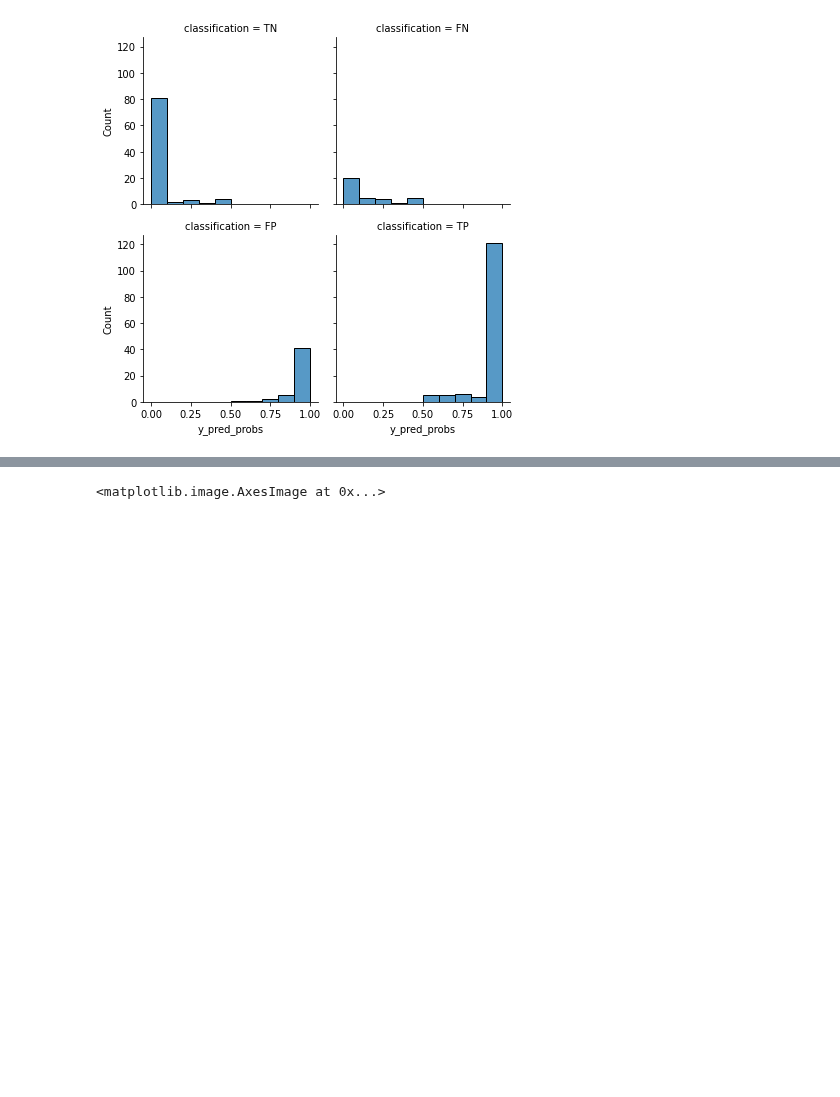
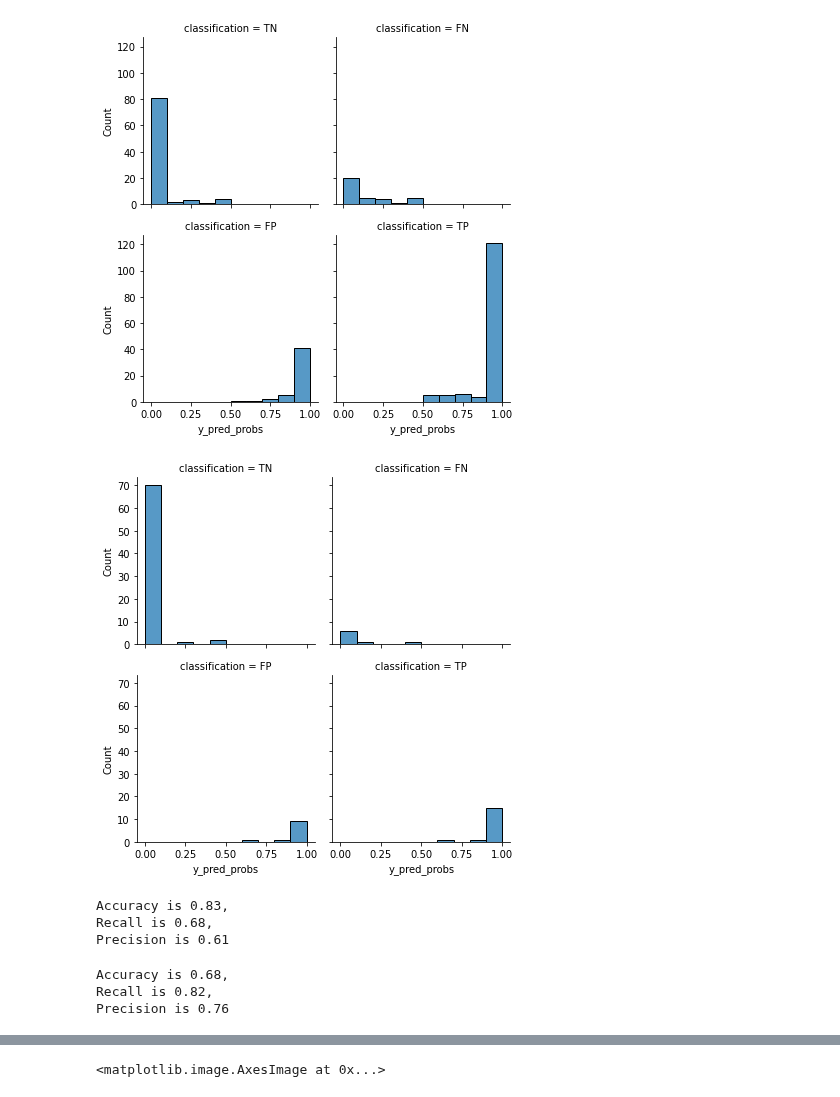
Before and after one commit to tamap94/ds-capstone-alzheimers-, a Jupyter notebook: modelling/error_analysis.ipynb, the cells around one changed output, grey strips where cells are left out. Drawn from its saved outputs; the diff is of its cells as text; code cells hidden in the pictures; blank space fills up the shorter version.

```diff
--- a/modelling/error_analysis.ipynb
+++ b/modelling/error_analysis.ipynb
@@ -72,0 +71,41 @@ plot.map_dataframe(sns.histplot, x="y_pred_probs", binrange=(0,1), binwidth=0.1)
+# %%
+plot= sns.FacetGrid(data=df_o, col="classification", col_wrap=2, col_order=["TN", "FN", "FP", "TP"])
+plot.map_dataframe(sns.histplot, x="y_pred_probs", binrange=(0,1), binwidth=0.1);
+# %% [output]
+[figure, added]
+# %%
+df_o["classification"] = df_o.apply(lambda row: classification(row), axis=1)
+TP = df_o[(df.label == 1) & (df_o.y_pred == 1)]
+FP = df_o[(df.label == 0) & (df_o.y_pred == 1)]
+TN = df_o[(df.label == 0) & (df_o.y_pred == 0)]
+FN = df_o[(df.label == 1) & (df_o.y_pred == 0)]
+
+acc =round((TP.shape[0]+TN.shape[0])/(TP.shape[0]+FP.shape[0]+TN.shape[0]+FN.shape[0]),2)
+recall= round((TP.shape[0])/(TP.shape[0]+FN.shape[0]),2)
+try:
+    precision= round((TP.shape[0])/(TP.shape[0]+FP.shape[0]),2)
+except:
+    precision = 0.0
+print(f"Accuracy is {acc}, \nRecall is {recall}, \nPrecision is {precision}")
+# %% [output]
+Accuracy is 0.83,
+Recall is 0.68,
+Precision is 0.61
+# %%
+df_a["classification"] = df_a.apply(lambda row: classification(row), axis=1)
+TP = df_a[(df.label == 1) & (df_a.y_pred == 1)]
+FP = df_a[(df.label == 0) & (df_a.y_pred == 1)]
+TN = df_a[(df.label == 0) & (df_a.y_pred == 0)]
+FN = df_a[(df.label == 1) & (df_a.y_pred == 0)]
+
+acc =round((TP.shape[0]+TN.shape[0])/(TP.shape[0]+FP.shape[0]+TN.shape[0]+FN.shape[0]),2)
+recall= round((TP.shape[0])/(TP.shape[0]+FN.shape[0]),2)
+try:
+    precision= round((TP.shape[0])/(TP.shape[0]+FP.shape[0]),2)
+except:
+    precision = 0.0
+print(f"Accuracy is {acc}, \nRecall is {recall}, \nPrecision is {precision}")
+# %% [output]
+Accuracy is 0.68,
+Recall is 0.82,
+Precision is 0.76
```
Also changed, not shown: parts of 8 cells of this notebook.
